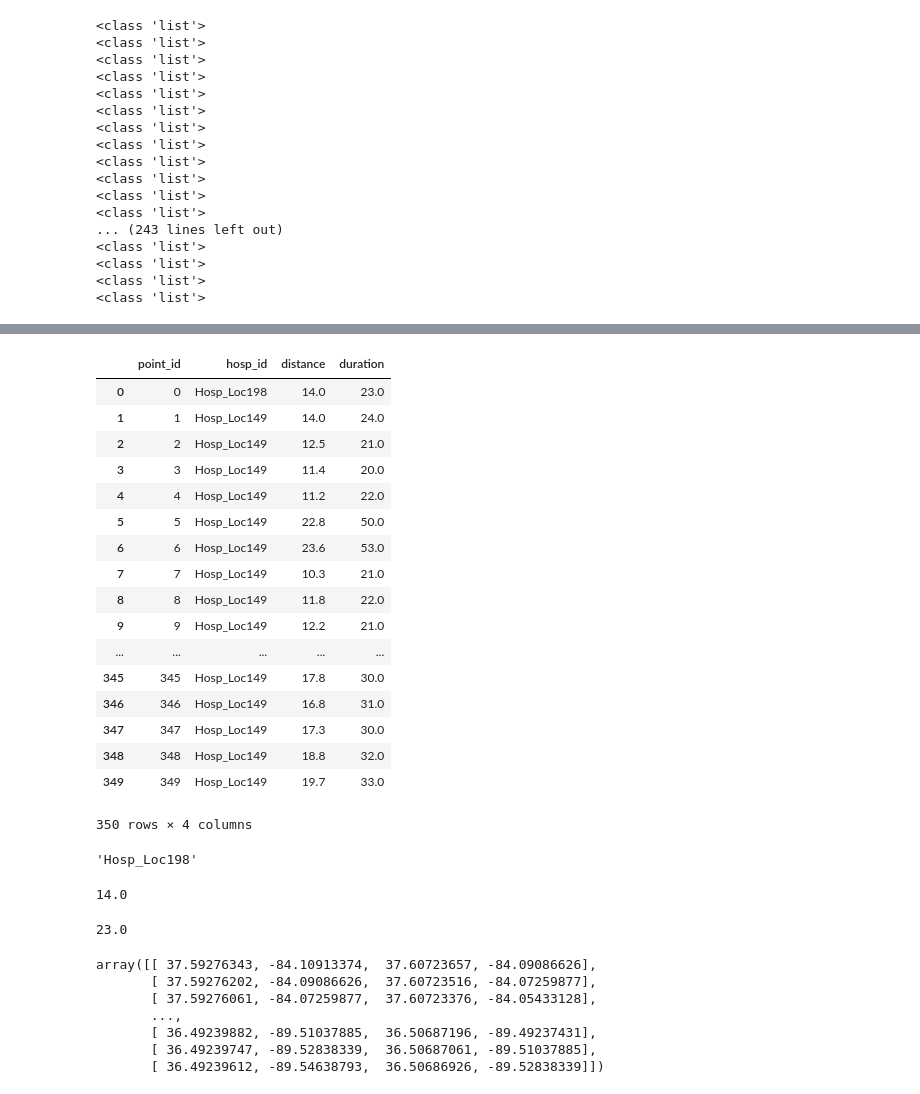
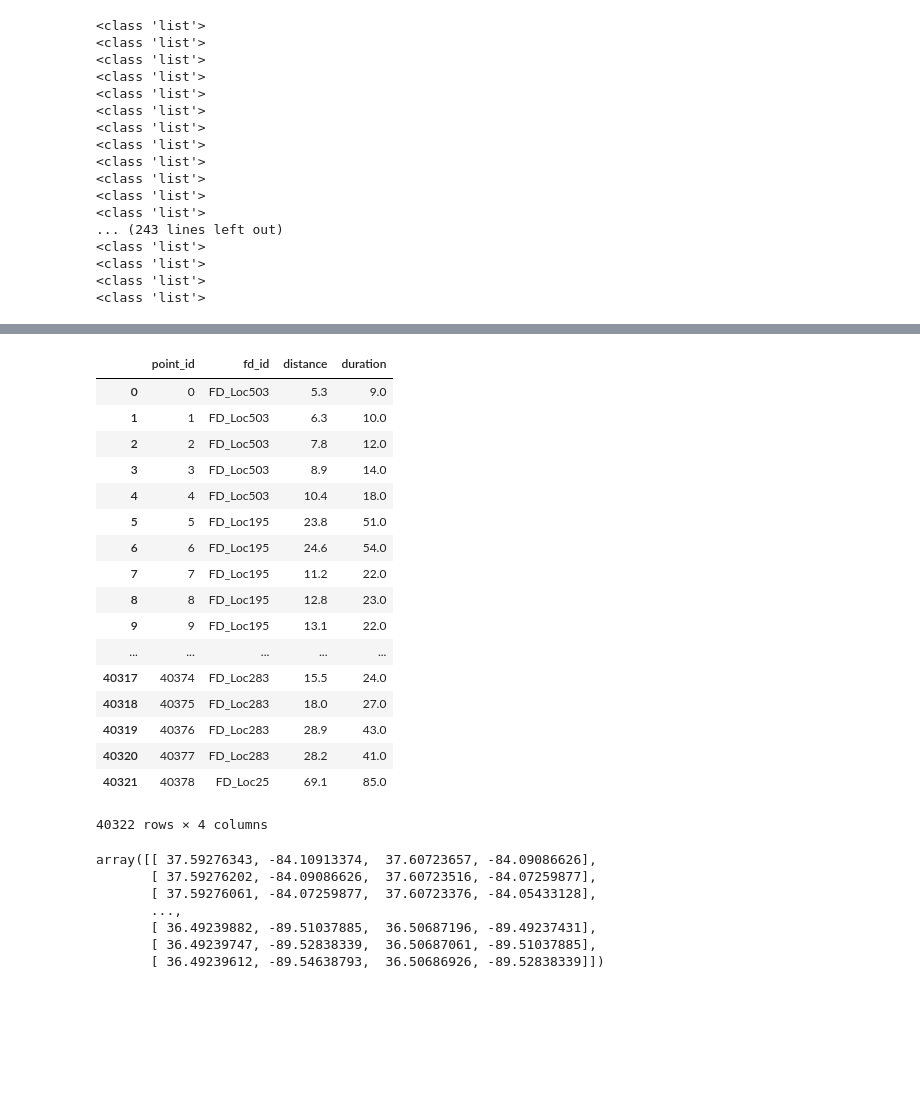
Before and after one commit to fmrlab/HeatmapBuilder, a Jupyter notebook: heatmap_build.ipynb, the cells around one changed output, grey strips where cells are left out. Cells and saved outputs as stored; diff of their text form; code cells hidden in the pictures; blank space fills up the shorter version.

```diff
--- a/heatmap_build.ipynb
+++ b/heatmap_build.ipynb
@@ -971,40 +992,28 @@ mapPoints = np.array(mapPoints)
 # %%
 boundingBoxes = pd.read_csv("bounding_box.csv", header = None)
 boundingBoxes = np.array(boundingBoxes)
-# %%
-hospital = pd.read_csv("notebooks/files/heatmap_info_hospital_0_349.csv")
-hospital
-# %% [output]
-|  | point_id | hosp_id | distance | duration |
-| 0 | 0 | Hosp_Loc198 | 14.0 | 23.0 |
-| 1 | 1 | Hosp_Loc149 | 14.0 | 24.0 |
-| 2 | 2 | Hosp_Loc149 | 12.5 | 21.0 |
-| 3 | 3 | Hosp_Loc149 | 11.4 | 20.0 |
-| 4 | 4 | Hosp_Loc149 | 11.2 | 22.0 |
-| 5 | 5 | Hosp_Loc149 | 22.8 | 50.0 |
-| 6 | 6 | Hosp_Loc149 | 23.6 | 53.0 |
-| 7 | 7 | Hosp_Loc149 | 10.3 | 21.0 |
-| 8 | 8 | Hosp_Loc149 | 11.8 | 22.0 |
-| 9 | 9 | Hosp_Loc149 | 12.2 | 21.0 |
-| ... | ... | ... | ... | ... |
-| 345 | 345 | Hosp_Loc149 | 17.8 | 30.0 |
-| 346 | 346 | Hosp_Loc149 | 16.8 | 31.0 |
-| 347 | 347 | Hosp_Loc149 | 17.3 | 30.0 |
-| 348 | 348 | Hosp_Loc149 | 18.8 | 32.0 |
-| 349 | 349 | Hosp_Loc149 | 19.7 | 33.0 |
-350 rows × 4 columns
-# %%
-hospital['hosp_id'][0]
-# %% [output]
-'Hosp_Loc198'
-# %%
-hospital['distance'][0]
-# %% [output]
-14.0
-# %%
-hospital['duration'][0]
-# %% [output]
-23.0
+# %%
+fire_dept = pd.read_csv("fire_dept_heatmap.csv")
+fire_dept
+# %% [output]
+|  | point_id | fd_id | distance | duration |
+| 0 | 0 | FD_Loc503 | 5.3 | 9.0 |
+| 1 | 1 | FD_Loc503 | 6.3 | 10.0 |
+| 2 | 2 | FD_Loc503 | 7.8 | 12.0 |
+| 3 | 3 | FD_Loc503 | 8.9 | 14.0 |
+| 4 | 4 | FD_Loc503 | 10.4 | 18.0 |
+| 5 | 5 | FD_Loc195 | 23.8 | 51.0 |
+| 6 | 6 | FD_Loc195 | 24.6 | 54.0 |
+| 7 | 7 | FD_Loc195 | 11.2 | 22.0 |
+| 8 | 8 | FD_Loc195 | 12.8 | 23.0 |
+| 9 | 9 | FD_Loc195 | 13.1 | 22.0 |
+| ... | ... | ... | ... | ... |
+| 40317 | 40374 | FD_Loc283 | 15.5 | 24.0 |
+| 40318 | 40375 | FD_Loc283 | 18.0 | 27.0 |
+| 40319 | 40376 | FD_Loc283 | 28.9 | 43.0 |
+| 40320 | 40377 | FD_Loc283 | 28.2 | 41.0 |
+| 40321 | 40378 | FD_Loc25 | 69.1 | 85.0 |
+40322 rows × 4 columns
 # %%
 boundingBoxes
 # %% [output]
```
Also changed, not shown: parts of 11 cells of this notebook.
